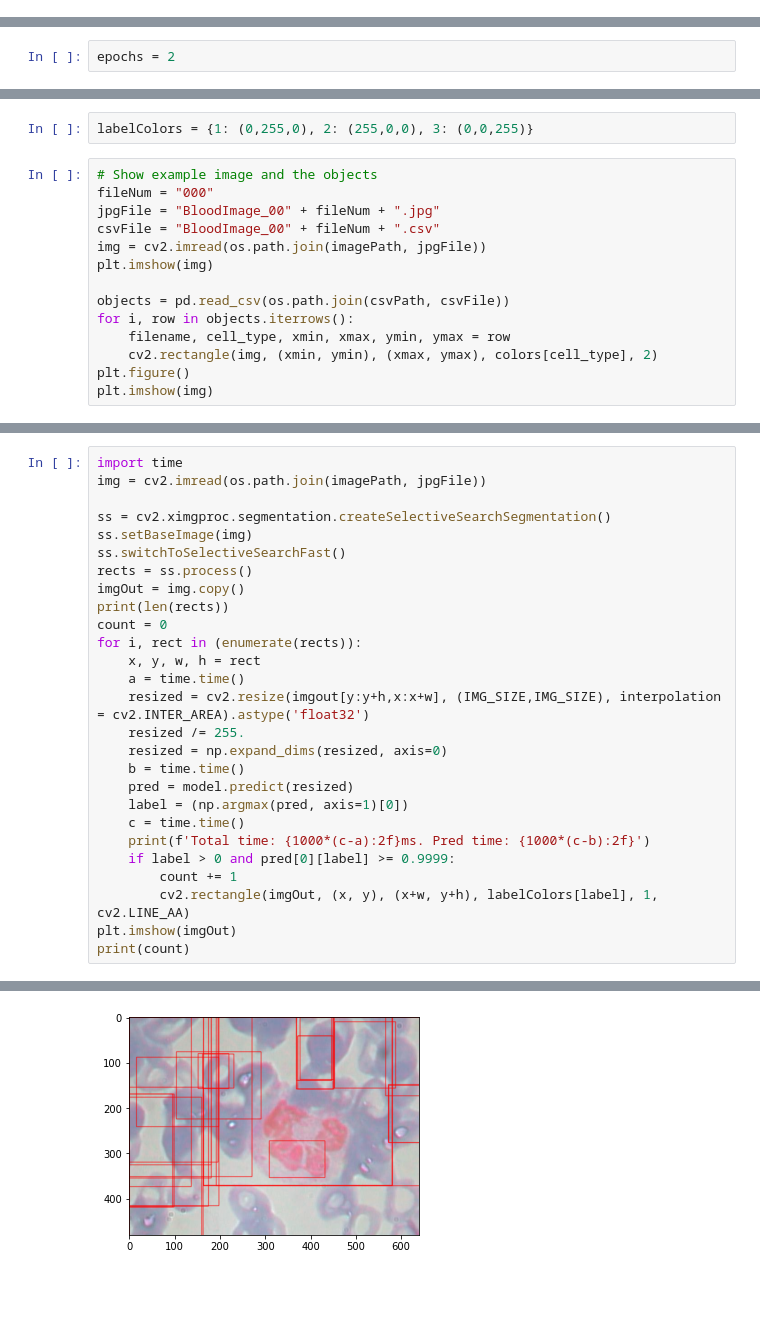
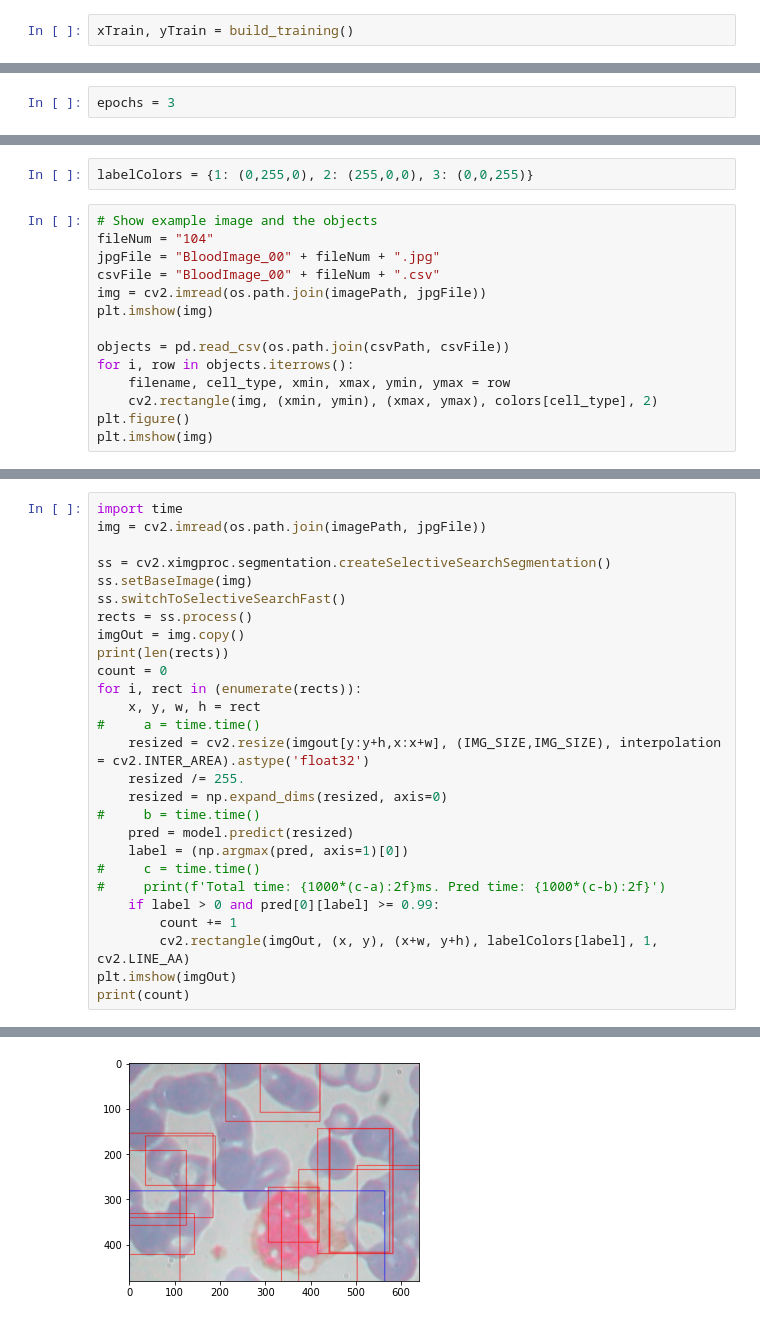
Before and after one commit to howardg2000/BCCD_Dataset, a Jupyter notebook: analysis.ipynb, the cells around one changed output, grey strips where cells are left out. Drawn from its saved outputs; the diff is of its cells as text; blank space fills up the shorter version.

```diff
--- a/analysis.ipynb
+++ b/analysis.ipynb
@@ -133,3 +126,5 @@ yTrain = np.array(train_labels)
+# %%
+xTrain, yTrain = build_training()
 # %%
 print("Dataset shape: {}".format(xTrain.shape))
 print("Label shape: {}".format(yTrain.shape))
@@ -213,6 +186,6 @@ WARNING:tensorflow:Compiled the loaded model, but the compiled metrics have yet
 INFO:tensorflow:Assets written to: model/assets
 # %%
-epochs = 2
+epochs = 3
 # %%
 from tensorflow.keras import optimizers
 
@@ -252,7 +217,7 @@ xTrain[:10].shape
 labelColors = {1: (0,255,0), 2: (255,0,0), 3: (0,0,255)}
 # %%
 # Show example image and the objects
-fileNum = "000"
+fileNum = "104"
 jpgFile = "BloodImage_00" + fileNum + ".jpg"
 csvFile = "BloodImage_00" + fileNum + ".csv"
 img = cv2.imread(os.path.join(imagePath, jpgFile))
@@ -281,16 +246,16 @@ print(len(rects))
 count = 0
 for i, rect in (enumerate(rects)):
     x, y, w, h = rect
-    a = time.time()
+#     a = time.time()
     resized = cv2.resize(imgout[y:y+h,x:x+w], (IMG_SIZE,IMG_SIZE), interpolation = cv2.INTER_AREA).astype('float32')
     resized /= 255.
     resized = np.expand_dims(resized, axis=0)
-    b = time.time()
+#     b = time.time()
     pred = model.predict(resized)
     label = (np.argmax(pred, axis=1)[0])
-    c = time.time()
-    print(f'Total time: {1000*(c-a):2f}ms. Pred time: {1000*(c-b):2f}')
-    if label > 0 and pred[0][label] >= 0.9999:
+#     c = time.time()
+#     print(f'Total time: {1000*(c-a):2f}ms. Pred time: {1000*(c-b):2f}')
+    if label > 0 and pred[0][label] >= 0.99:
         count += 1
         cv2.rectangle(imgOut, (x, y), (x+w, y+h), labelColors[label], 1, cv2.LINE_AA)
 plt.imshow(imgOut)
@@ -316 +266 @@ Total time: 40.704012ms. Pred time: 39.151192
-[figure, old version]
+[figure, new version]
```
Also changed, not shown: parts of 14 cells of this notebook, 4 other files.
